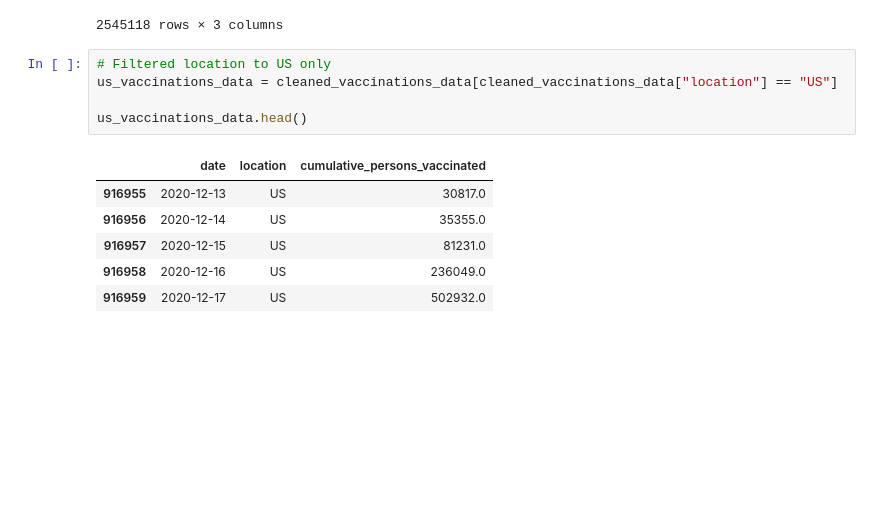
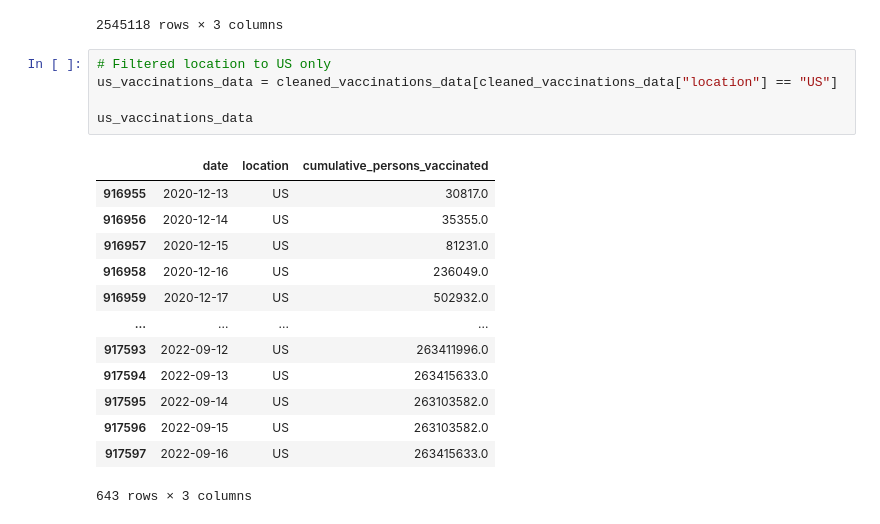
Before and after one commit to FranceLim/Project-1-Group-3, a Jupyter notebook: Unsolved/vaccinations.ipynb, the cells around one changed output. Saved outputs shown, nothing was run; the diff lists cells and outputs as text; blank space fills up the shorter version.

Commit message:
update vaccinations file

```diff
--- a/Unsolved/vaccinations.ipynb
+++ b/Unsolved/vaccinations.ipynb
@@ -45,12 +45,19 @@ cleaned_vaccinations_data
 # %%
 # Filtered location to US only
 us_vaccinations_data = cleaned_vaccinations_data[cleaned_vaccinations_data["location"] == "US"]
 
-us_vaccinations_data.head()
+us_vaccinations_data
 # %% [output]
 |  | date | location | cumulative_persons_vaccinated |
 | 916955 | 2020-12-13 | US | 30817.0 |
 | 916956 | 2020-12-14 | US | 35355.0 |
 | 916957 | 2020-12-15 | US | 81231.0 |
 | 916958 | 2020-12-16 | US | 236049.0 |
 | 916959 | 2020-12-17 | US | 502932.0 |
+| ... | ... | ... | ... |
+| 917593 | 2022-09-12 | US | 263411996.0 |
+| 917594 | 2022-09-13 | US | 263415633.0 |
+| 917595 | 2022-09-14 | US | 263103582.0 |
+| 917596 | 2022-09-15 | US | 263103582.0 |
+| 917597 | 2022-09-16 | US | 263415633.0 |
+643 rows × 3 columns
```
Also changed, not shown: 3 other files.
